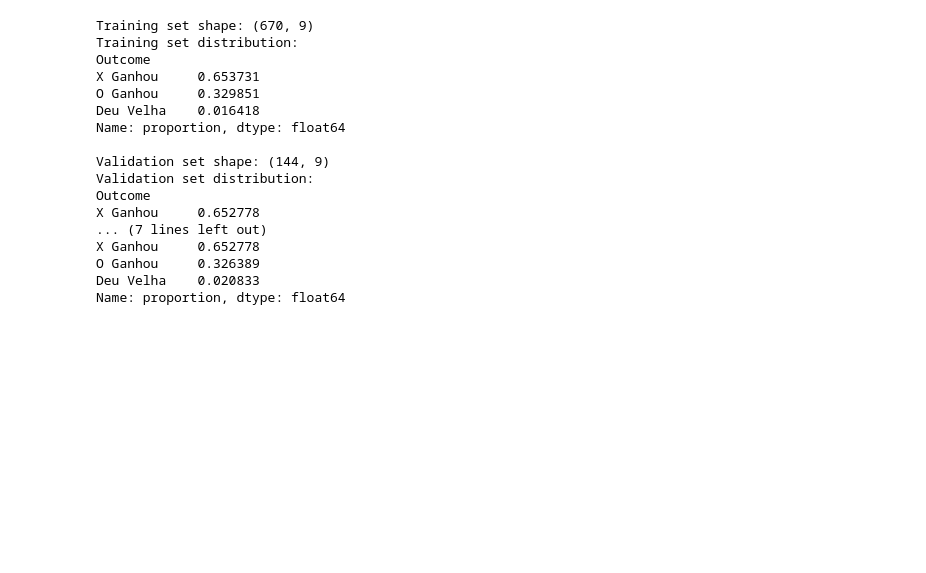
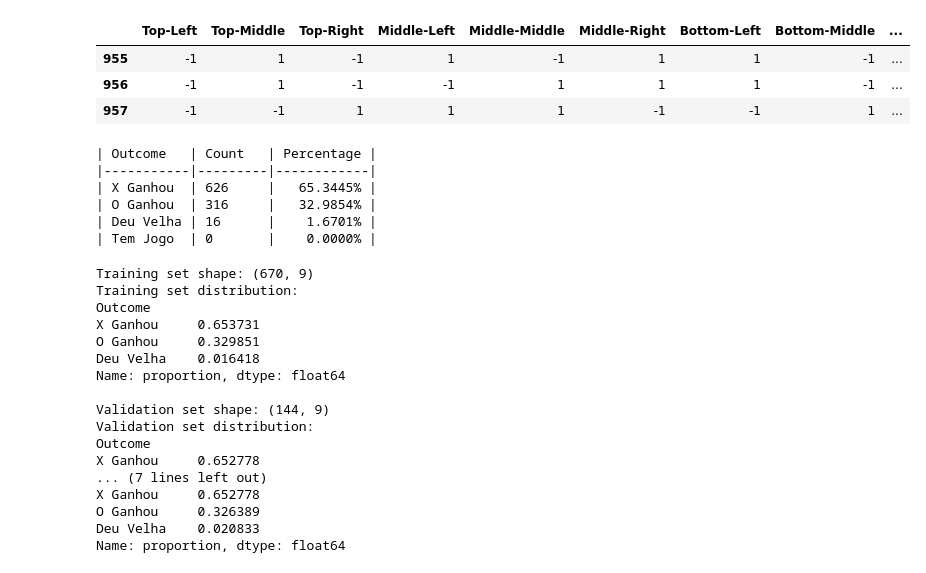
Before and after one commit to EngenhariaSoftwarePUCRS/Inteligencia_Artificial, a Jupyter notebook: Trabalho01/Trabalho01.ipynb, the cells around one changed output. Cells and saved outputs as stored; diff of their text form; code cells hidden in the pictures; blank space fills up the shorter version.

```diff
--- a/Trabalho01/Trabalho01.ipynb
+++ b/Trabalho01/Trabalho01.ipynb
@@ -163 +162,41 @@ print(outcomes)
+# %%
+# Simply check wether dataset appears to have been correctly updated
+dataset.tail(3)
+# %% [output]
+|  | Top-Left | Top-Middle | Top-Right | Middle-Left | Middle-Middle | Middle-Right | Bottom-Left | Bottom-Middle | ... |
+| 955 | -1 | 1 | -1 | 1 | -1 | 1 | 1 | -1 | ... |
+| 956 | -1 | 1 | -1 | -1 | 1 | 1 | 1 | -1 | ... |
+| 957 | -1 | -1 | 1 | 1 | 1 | -1 | -1 | 1 | ... |
+# %%
+# Properly check wether dataset was fully transformed to desired outputs (numerically)
+x_ganhou_count = dataset[targetClass].eq(X_GANHOU).sum()
+o_ganhou_count = dataset[targetClass].eq(O_GANHOU).sum()
+deu_velha_count = dataset[targetClass].eq(VELHA).sum()
+tem_jogo_count = dataset[targetClass].eq(TEM_JOGO).sum()
+
+outcomes = {
+    X_GANHOU: x_ganhou_count,
+    O_GANHOU: o_ganhou_count,
+    VELHA: deu_velha_count,
+    TEM_JOGO: tem_jogo_count,
+}
+
+# Calculate the length of each header for formatting
+outcome_length = max(len(outcome) for outcome in outcomes.keys())
+count_length = max(len(str(count)) for count in outcomes.values())
+count_length = max(count_length, len(" Count "))
+percentage_length = len("Percentage")
+
+print(f"| {'Outcome':<{outcome_length}} | {'Count':<{count_length}} | {'Percentage':<{percentage_length}} |")
+print(f"|{'-' * (outcome_length + 2)}|{'-' * (count_length + 2)}|{'-' * (percentage_length + 2)}|")
+for outcome, count in outcomes.items():
+    percentage = (count / dataLinesCount) * 100
+    print(f"| {outcome:<{outcome_length}} | {count:<{count_length}} | {percentage:>{percentage_length - 1}.4f}% |")
+# %% [output]
+| Outcome   | Count   | Percentage |
+|-----------|---------|------------|
+| X Ganhou  | 626     |   65.3445% |
+| O Ganhou  | 316     |   32.9854% |
+| Deu Velha | 16      |    1.6701% |
+| Tem Jogo  | 0       |    0.0000% |
 # %%
```
Also changed, not shown: parts of 19 cells of this notebook.
